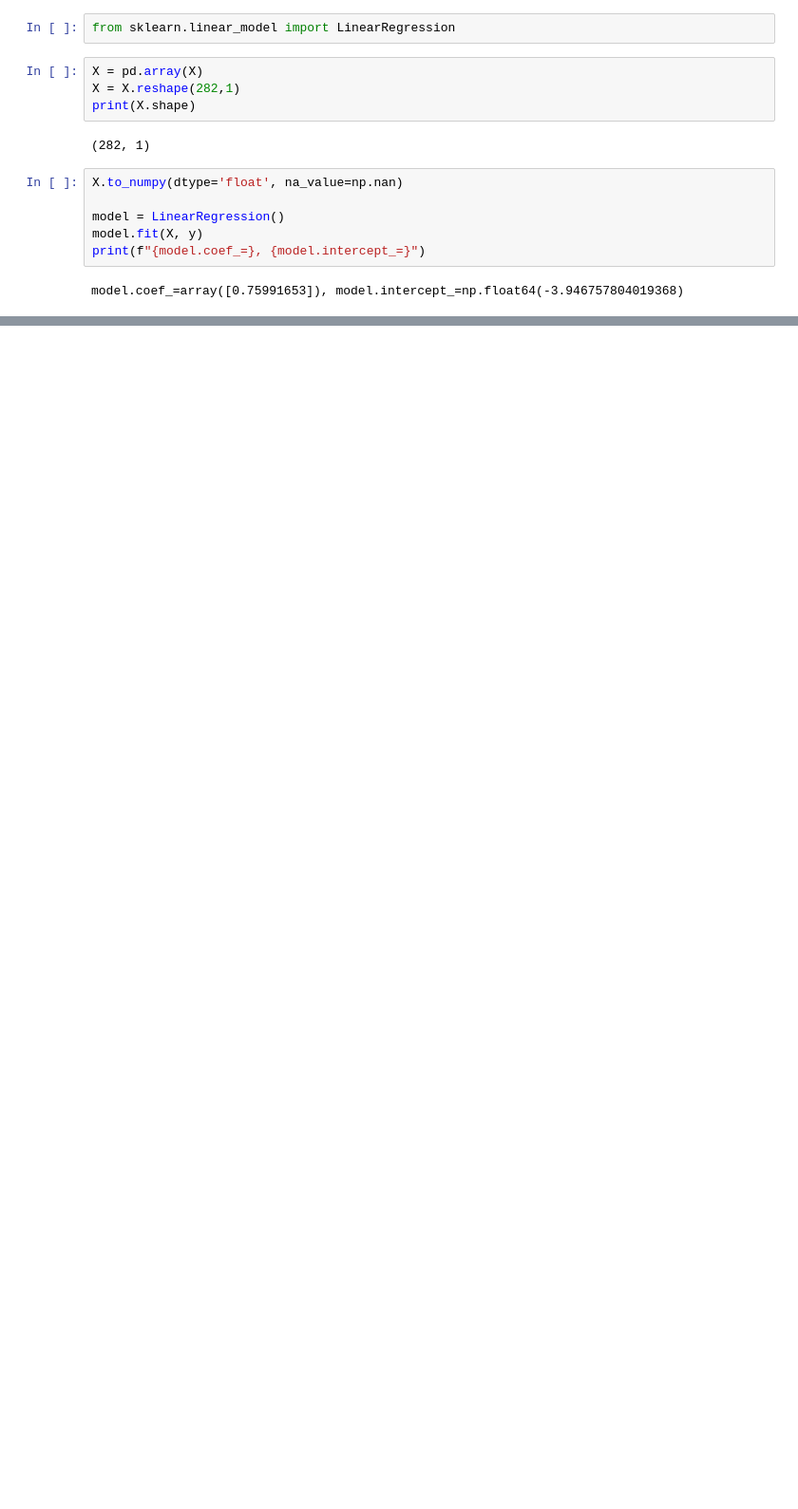
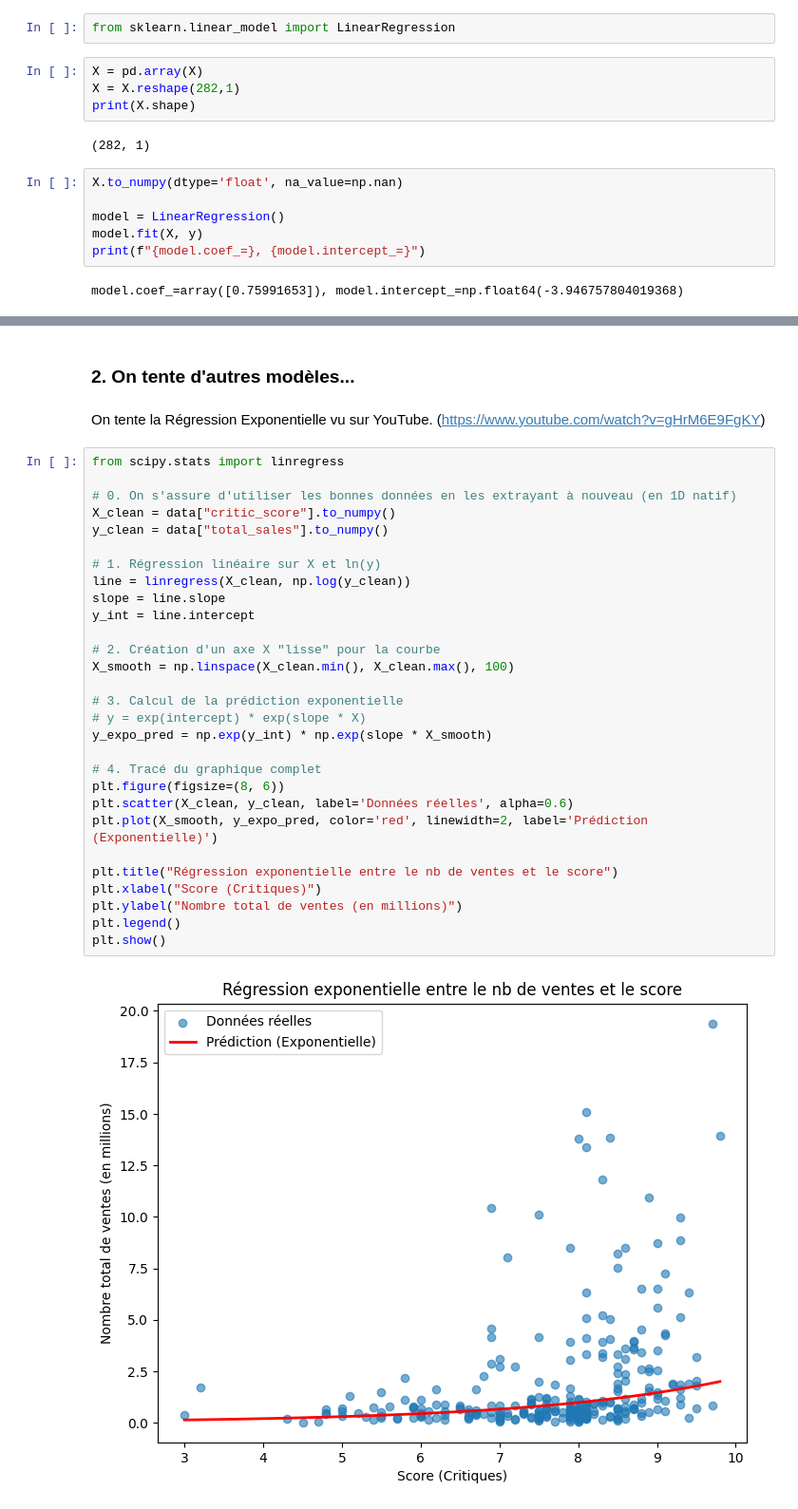
Before and after one commit to Sikoso774/vg_sales_2024, a Jupyter notebook: vg-sales.ipynb, the cells around one changed output, grey strips where cells are left out. Shown at 95% size. Drawn from its saved outputs; the diff is of its cells as text; blank space fills up the shorter version.

```diff
--- a/vg-sales.ipynb
+++ b/vg-sales.ipynb
@@ -149,0 +153,35 @@ plt.show()
+# %% [markdown]
+### 2. On tente d'autres modèles...
+# %% [markdown]
+On tente la Régression Exponentielle vu sur YouTube. (https://www.youtube.com/watch?v=gHrM6E9FgKY)
+# %%
+from scipy.stats import linregress
+
+# 0. On s'assure d'utiliser les bonnes données en les extrayant à nouveau (en 1D natif)
+X_clean = data["critic_score"].to_numpy()
+y_clean = data["total_sales"].to_numpy()
+
+# 1. Régression linéaire sur X et ln(y)
+line = linregress(X_clean, np.log(y_clean))
+slope = line.slope
+y_int = line.intercept
+
+# 2. Création d'un axe X "lisse" pour la courbe
+X_smooth = np.linspace(X_clean.min(), X_clean.max(), 100)
+
+# 3. Calcul de la prédiction exponentielle
+# y = exp(intercept) * exp(slope * X)
+y_expo_pred = np.exp(y_int) * np.exp(slope * X_smooth)
+
+# 4. Tracé du graphique complet
+plt.figure(figsize=(8, 6))
+plt.scatter(X_clean, y_clean, label='Données réelles', alpha=0.6)
+plt.plot(X_smooth, y_expo_pred, color='red', linewidth=2, label='Prédiction (Exponentielle)')
+
+plt.title("Régression exponentielle entre le nb de ventes et le score")
+plt.xlabel("Score (Critiques)")
+plt.ylabel("Nombre total de ventes (en millions)")
+plt.legend()
+plt.show()
+# %% [output]
+[figure, added]
```
Also changed, not shown: parts of 11 cells of this notebook, 3 other files.
